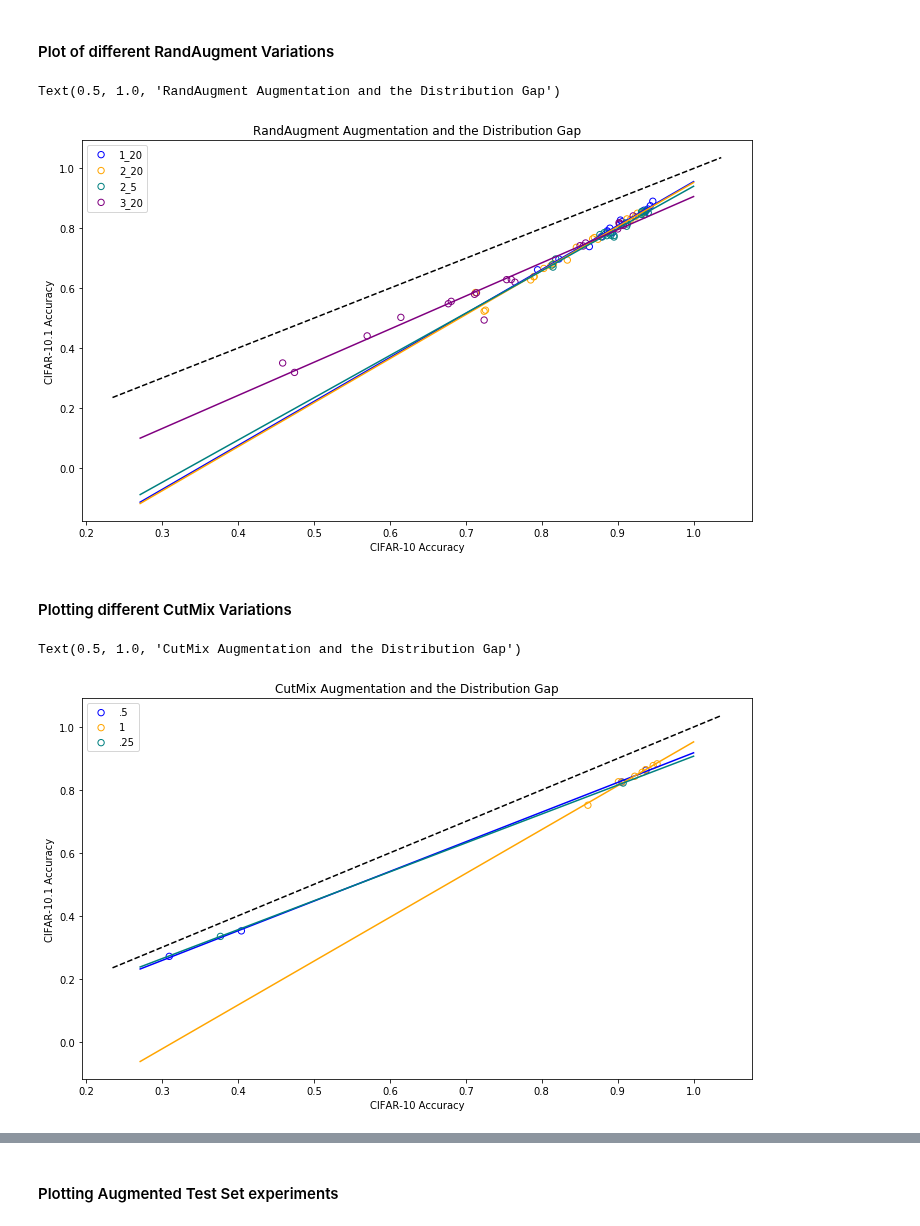
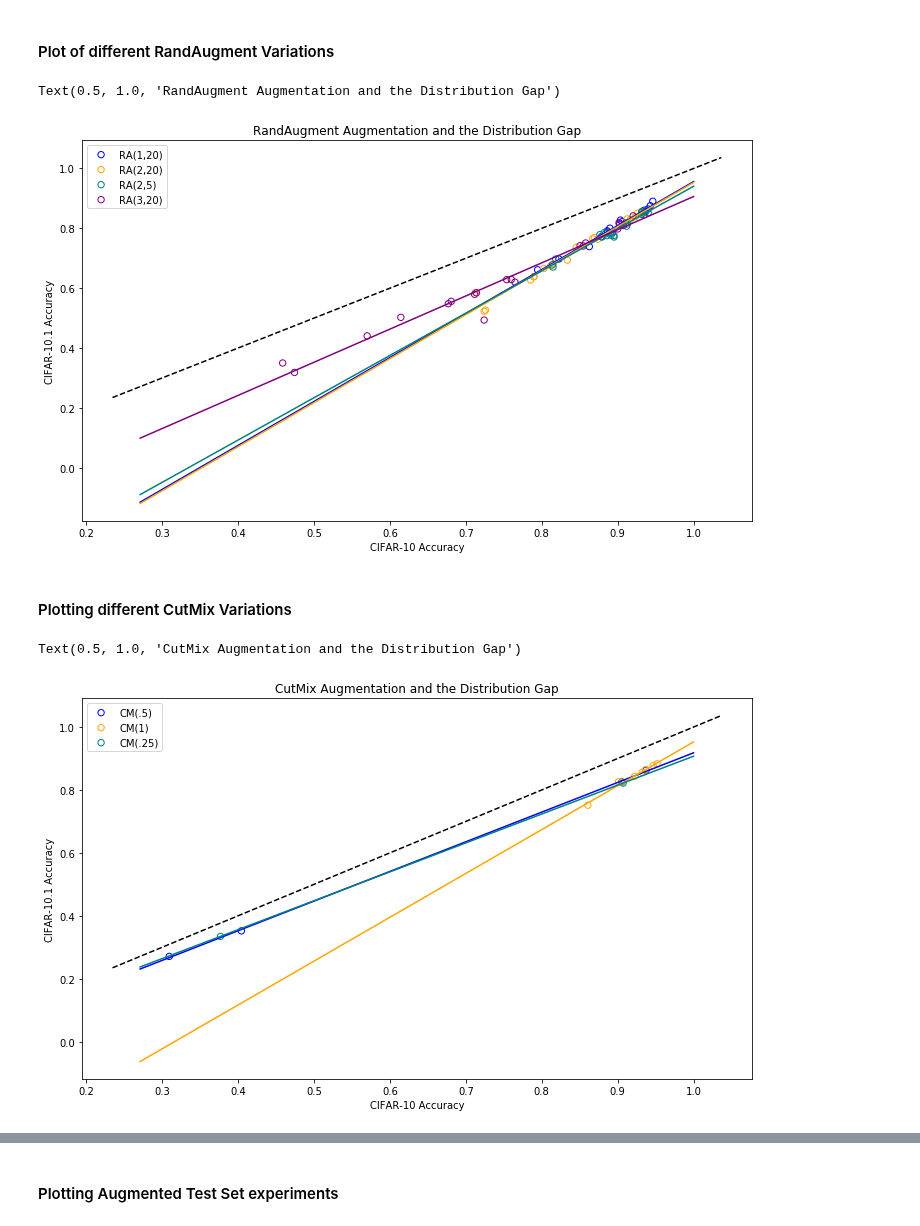
Before and after one commit to danzisar/w210-capstone, a Jupyter notebook: analysis/Results_scatterplot.ipynb, the cells around one changed output, grey strips where cells are left out. Drawn from its saved outputs; the diff is of its cells as text; code cells hidden in the pictures.

Commit message:
adds graphs for filtering alpha=1, better labels

```diff
--- a/analysis/Results_scatterplot.ipynb
+++ b/analysis/Results_scatterplot.ipynb
@@ -185,3 +185,39 @@ plt.title("Data Augmentation and the Distribution Gap")
 # %% [output]
 Text(0.5, 1.0, 'Data Augmentation and the Distribution Gap')
 [figure]
+# %%
+# same plot, filtered for alpha = 1 for cutmix
+training_types = final_score_subset['Training Type'].unique()[1:3]
+
+colors = ['blue', 'orange', 'teal', 'purple', 'red']
+i = 0
+for traintype in training_types:
+    if traintype == 'CutMix':
+        which_ind = np.logical_and(final_score_subset['Training Type'] == traintype, final_score_subset['alpha'] == '1')
+        df_temp = final_score_subset[which_ind]
+    else:
+        df_temp = final_score_subset[final_score_subset['Training Type'] == traintype]
+
+    x = df_temp[df_temp["Testset"] == 'cifar10']['Accuracy']
+    y = df_temp[df_temp["Testset"] == 'cifar10.1']['Accuracy']
+    color_tmp = colors[i]
+    plt.scatter(x,y, s = 40, facecolors = 'none', edgecolors = color_tmp, label = traintype)
+    z = np.polyfit(x, y, 1)
+    p = np.poly1d(z)
+    lin_x = np.linspace(np.min(final_score_subset['Accuracy']), 1, 10)
+    plt.plot(lin_x,p(lin_x), color = color_tmp)
+    i += 1
+
+def abline(slope, intercept):
+    """Plot a line from slope and intercept"""
+    axes = plt.gca()
+    x_vals = np.array(axes.get_xlim())
+    y_vals = intercept + slope * x_vals
+    plt.plot(x_vals, y_vals, '--', color = "black")
+
+
+abline(1, 0)
+plt.legend()
+plt.ylabel("CIFAR-10.1 Accuracy")
+plt.xlabel("CIFAR-10 Accuracy")
+plt.title("Data Augmentation and the Distribution Gap")
@@ -188,37 +227,42 @@ Text(0.5, 1.0, 'Data Augmentation and the Distribution Gap')
 # %% [markdown]
 #### Plot of different RandAugment Variations
+# %%
+def hue_to_label(hue):
+    numbers = hue.split('_')
+    label = 'RA(' + numbers[0] + ',' + numbers[1] + ')'
+    return label
 # %%
 df_temp_subset = final_score_subset[final_score_subset['Training Type'] == 'RandAugment']
 training_types = df_temp_subset['hue'].unique()
 colors = ['blue', 'orange', 'teal', 'purple', 'red']
 i = 0
 for traintype in training_types:
     df_temp = df_temp_subset[df_temp_subset['hue'] == traintype]
     x = df_temp[df_temp["Testset"] == 'cifar10']['Accuracy']
     y = df_temp[df_temp["Testset"] == 'cifar10.1']['Accuracy']
     color_tmp = colors[i]
-    plt.scatter(x,y, s = 40, facecolors = 'none', edgecolors = color_tmp, label = traintype)
+    plt.scatter(x,y, s = 40, facecolors = 'none', edgecolors = color_tmp, label = hue_to_label(traintype))
     z = np.polyfit(x, y, 1)
     p = np.poly1d(z)
     lin_x = np.linspace(np.min(final_score_subset['Accuracy']), 1, 10)
     plt.plot(lin_x,p(lin_x), color = color_tmp)
     i += 1
 
 def abline(slope, intercept):
     """Plot a line from slope and intercept"""
     axes = plt.gca()
     x_vals = np.array(axes.get_xlim())
     y_vals = intercept + slope * x_vals
     plt.plot(x_vals, y_vals, '--', color = "black")
 
 
 abline(1, 0)
 plt.legend()
 plt.ylabel("CIFAR-10.1 Accuracy")
 plt.xlabel("CIFAR-10 Accuracy")
 plt.title("RandAugment Augmentation and the Distribution Gap")
 # %% [output]
 Text(0.5, 1.0, 'RandAugment Augmentation and the Distribution Gap')
-[figure, old version]
+[figure, new version]
 # %% [markdown]
 #### Plotting different CutMix Variations
@@ -232,7 +279,7 @@ for traintype in training_types:
     x = df_temp[df_temp["Testset"] == 'cifar10']['Accuracy']
     y = df_temp[df_temp["Testset"] == 'cifar10.1']['Accuracy']
     color_tmp = colors[i]
-    plt.scatter(x,y, s = 40, facecolors = 'none', edgecolors = color_tmp, label = traintype)
+    plt.scatter(x,y, s = 40, facecolors = 'none', edgecolors = color_tmp, label = alpha_to_label(traintype))
     z = np.polyfit(x, y, 1)
     p = np.poly1d(z)
     lin_x = np.linspace(np.min(final_score_subset['Accuracy']), 1, 10)
@@ -254,4 +301,4 @@ plt.xlabel("CIFAR-10 Accuracy")
 plt.title("CutMix Augmentation and the Distribution Gap")
 # %% [output]
 Text(0.5, 1.0, 'CutMix Augmentation and the Distribution Gap')
-[figure, old version]
+[figure, new version]
```
Also changed, not shown: parts of 4 cells of this notebook.
